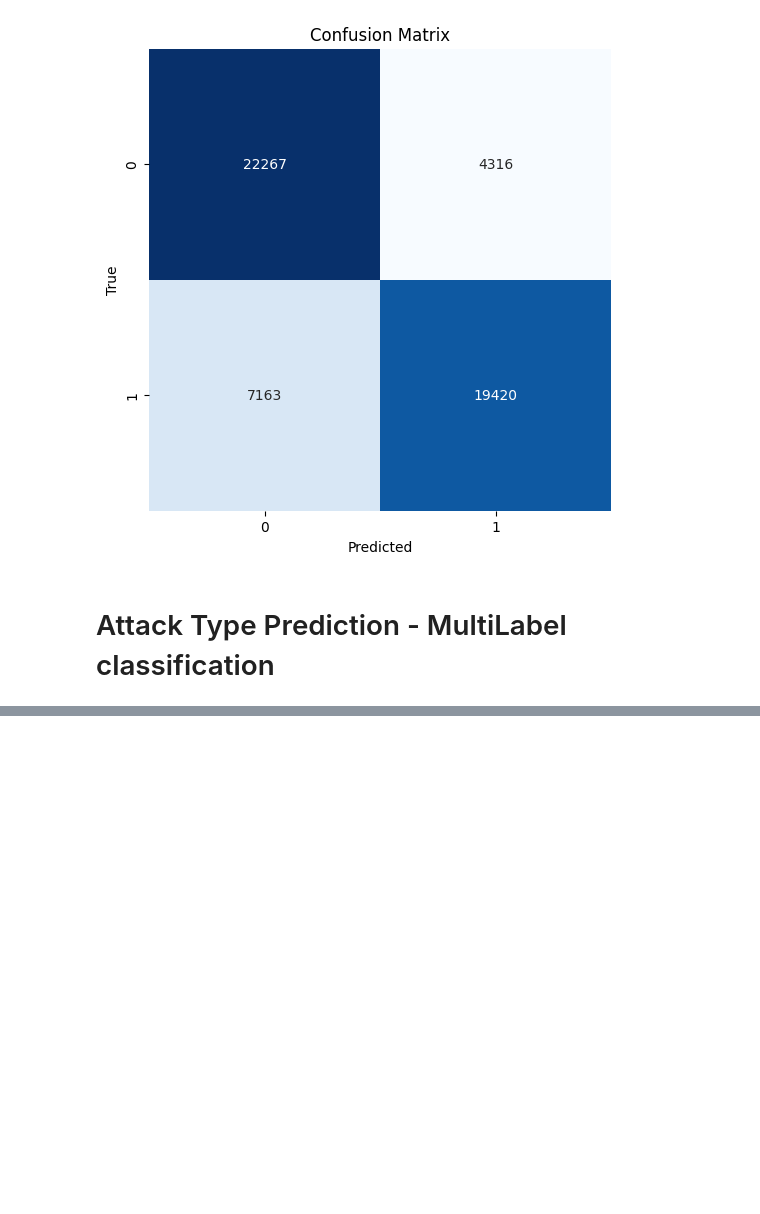
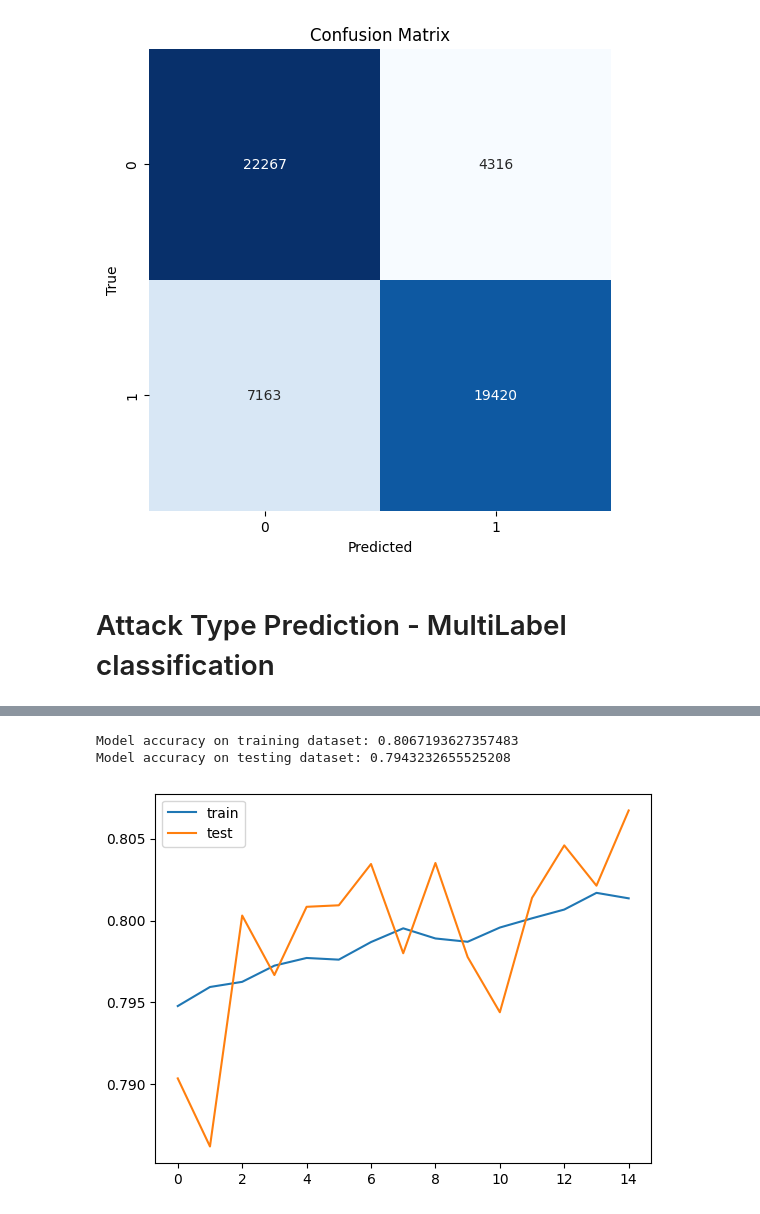
Before and after one commit to lazybug19/Attester_Design, a Jupyter notebook: verifier.ipynb, the cells around one changed output, grey strips where cells are left out. Drawn from its saved outputs; the diff is of its cells as text; code cells hidden in the pictures; blank space fills up the shorter version.

```diff
--- a/verifier.ipynb
+++ b/verifier.ipynb
@@ -605,15 +591,13 @@ X_test_resampled = min_max_scaler.transform(X_test_resampled)
 # %%
-X_train_resampled = X_train_resampled.reshape(X_train_resampled.shape[0], X_train_resampled.shape[1], 1)
-X_test_resampled = X_test_resampled.reshape(X_test_resampled.shape[0], X_test_resampled.shape[1], 1)
+X_train_scaled = X_train_scaled.reshape(X_train_scaled.shape[0], X_train_scaled.shape[1], 1)
+X_test_scaled = X_test_scaled.reshape(X_test_scaled.shape[0], X_test_scaled.shape[1], 1)
 
 count = len(np.unique(y_train_type_resampled))
 y_train_type_resampled = to_categorical(y_train_type_resampled, num_classes=count)
 y_test_type_resampled = to_categorical(y_test_type_resampled, num_classes=count)
 # %%
-
-
 model = Sequential()
-input_shape = X_train_resampled.shape[1:]
+input_shape = X_train_scaled.shape[1:]
 model.add(Conv1D(32, 3, activation='relu', input_shape=(input_shape)))
 model.add(MaxPooling1D(2))
 model.add(Conv1D(64, 3, activation='relu', input_shape=(input_shape)))
@@ -644,9 +628,14 @@ Trainable params: 56655 (221.31 KB)
 Non-trainable params: 0 (0.00 Byte)
 _________________________________________________________________
 # %%
+from keras import callbacks
 
+optimizer = Adam(learning_rate=0.001)
+model.compile(optimizer=optimizer, loss= tf.keras.metrics.categorical_crossentropy,
+                  metrics=['accuracy'])
+earlyStop = callbacks.EarlyStopping(monitor="val_loss",
+                                        mode="min",
+                                        patience=5,
+                                        restore_best_weights=True)
 
-
-opt = Adam(learning_rate=0.001)
-model.compile(optimizer=opt, loss= tf.keras.metrics.categorical_crossentropy,
-                  metrics=['accuracy'])
+trainedModel = model.fit(X_train_scaled, y_train_type_resampled, validation_data=(X_train_scaled, y_train_type_resampled), epochs=15, verbose=1, callbacks=[earlyStop])
@@ -672,0 +660,19 @@ y_true = np.argmax(y_test_type_resampled, axis=1)
+# %%
+# Evaluation metrics
+    # trainAccuracy[0] is the training loss.
+    # trainAccuracy[1] is the training accuracy.
+    # testAccuracy[0] is the testing loss.
+    # testAccuracy[1] is the testing accuracy.
+trainAccuracy = model.evaluate(X_train_scaled, y_train_type_resampled, verbose=0)
+testAccuracy = model.evaluate(X_test_scaled, y_test_type_resampled, verbose=0)
+print(f'Model accuracy on training dataset: {trainAccuracy[1]}')
+print(f'Model accuracy on testing dataset: {testAccuracy[1]}')
+
+plt.plot(trainedModel.history['accuracy'], label='train')
+plt.plot(trainedModel.history['val_accuracy'], label='test')
+plt.legend()
+plt.show()
+# %% [output]
+Model accuracy on training dataset: 0.8067193627357483
+Model accuracy on testing dataset: 0.7943232655525208
+[figure, added]
```
Also changed, not shown: parts of 8 cells of this notebook.
